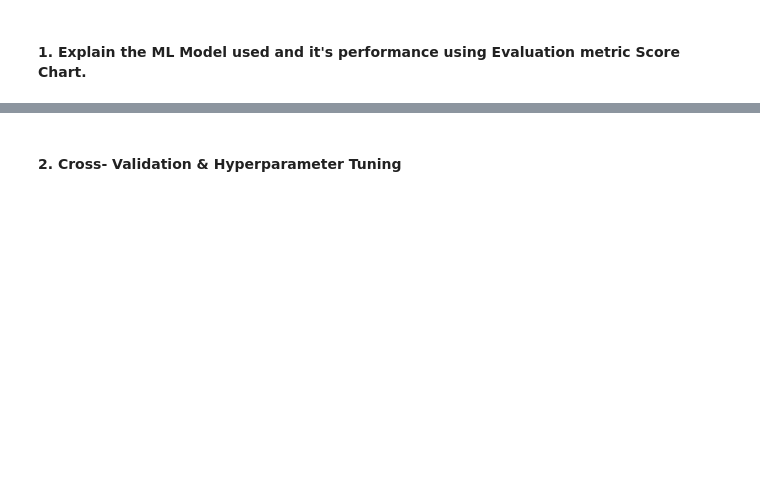
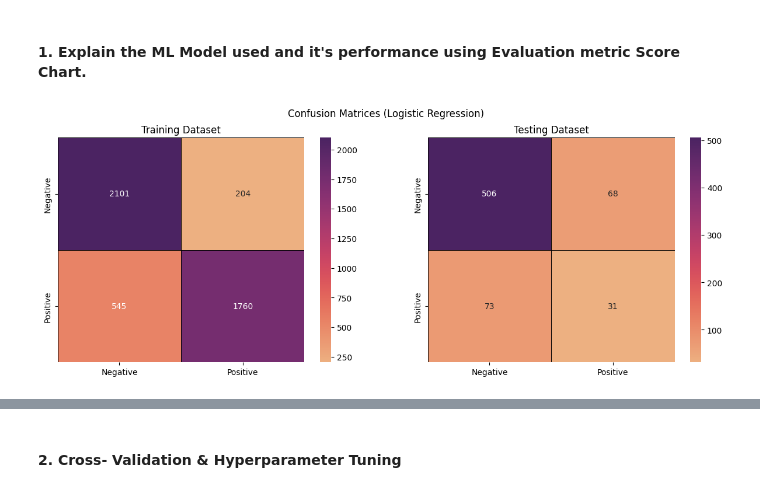
Before and after one commit to dipankarsahu1000/Cardiovascular-Risk-Prediction, a Jupyter notebook: Cardiovascular_Risk_Prediction.ipynb, the cells around one changed output, grey strips where cells are left out. Saved outputs shown, nothing was run; the diff lists cells and outputs as text; code cells hidden in the pictures; blank space fills up the shorter version.

```diff
--- a/Cardiovascular_Risk_Prediction.ipynb
+++ b/Cardiovascular_Risk_Prediction.ipynb
@@ -921 +969,13 @@ dtype: int64
+# %%
+# Creating a function for plotting the confusion matrices
+
+def conmat(cm_train, cm_test, name):
+  fig, axes = plt.subplots(1, 2, figsize = (15, 5))
+  plt.suptitle(f"Confusion Matrices ({name})")
+
+  sns.heatmap(cm_train, ax = axes[0], annot = True, fmt = '.6g', xticklabels = ['Negative', 'Positive'], yticklabels = ['Negative', 'Positive'], cmap = 'flare', linewidth = 0.5, linecolor = 'black')
+  axes[0].set_title("Training Dataset")
+
+  sns.heatmap(cm_test, ax = axes[1], annot = True, fmt = '.6g', xticklabels = ['Negative', 'Positive'], yticklabels = ['Negative', 'Positive'], cmap = 'flare', linewidth = 0.5, linecolor = 'black')
+  axes[1].set_title("Testing Dataset")
 # %% [markdown]
@@ -923,6 +983,8 @@ dtype: int64
 # %%
 # ML Model - 1 Implementation
+from sklearn.linear_model import LogisticRegression
+
+log_reg = LogisticRegression()
 
 # Fit the Algorithm
-
-# Predict on the model
+log_reg.fit(X_train, y_train)
@@ -932,0 +1017,6 @@ dtype: int64
+# %%
+lr_eval_df, lr_cm_train, lr_cm_test, lr_curve_values = eval(log_reg, X_train, X_test, y_train, y_test, 'Logistic Regression')
+# %%
+conmat(lr_cm_train, lr_cm_test, 'Logistic Regression')
+# %% [output]
+[figure, added]
```
Also changed, not shown: parts of 20 cells of this notebook.
